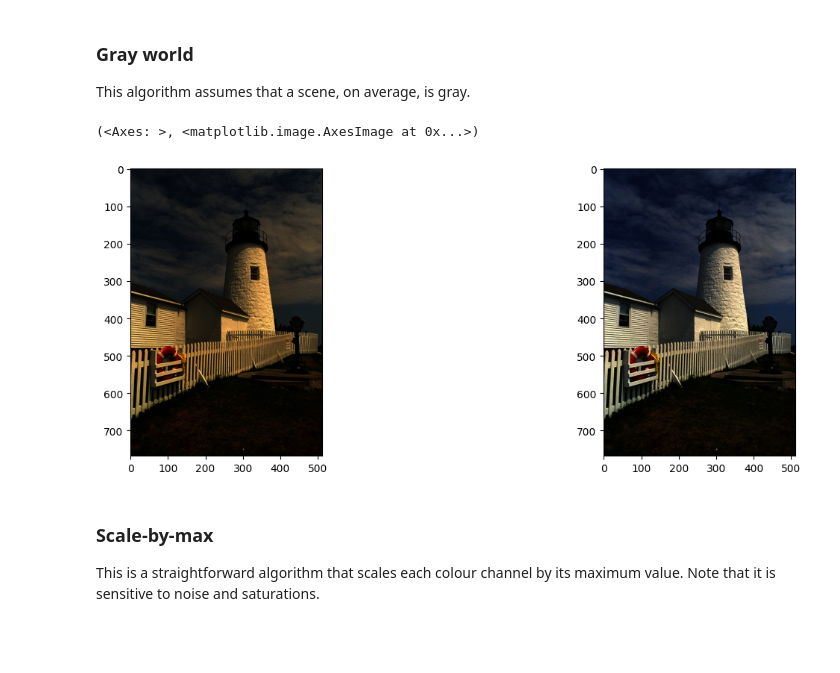
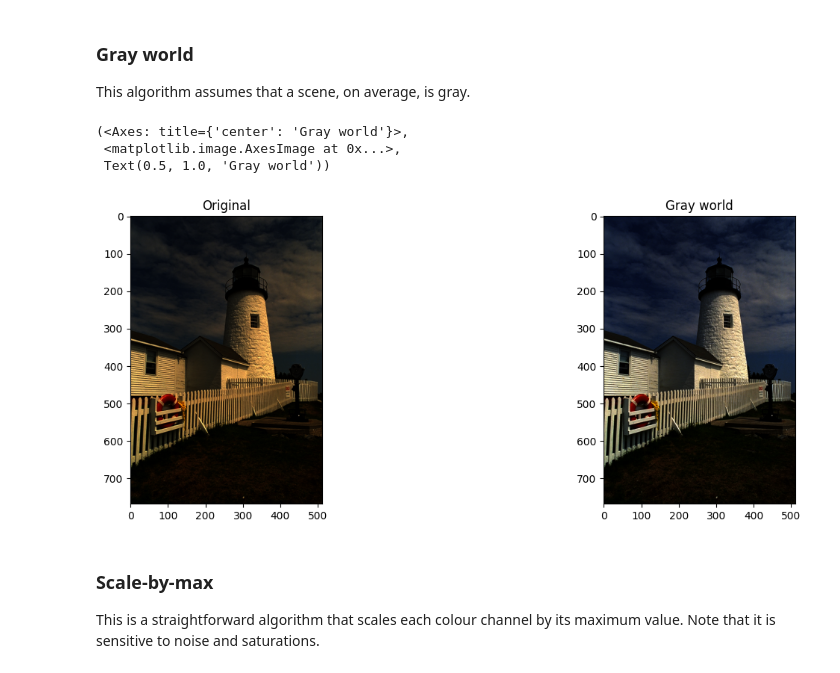
Before and after one commit to Yui-Ezic/computer-vision-homeworks, a Jupyter notebook: lesson-2/homework/Homework.ipynb, the cells around one changed output. Cells and saved outputs as stored; diff of their text form; code cells hidden in the pictures; blank space fills up the shorter version.

Commit message:
refactor gray world white balance algorithm

```diff
--- a/lesson-2/homework/Homework.ipynb
+++ b/lesson-2/homework/Homework.ipynb
@@ -49,46 +49,36 @@ This algorithm assumes that a scene, on average, is gray.
 # %%
 # Load your image
 img = cv2.imread('../data/dark.png')
 
 # Compute the mean values for all three colour channels (red, green, blue)
 mean_b, mean_g, mean_r, mean_alpha = cv2.mean(img)
 
 # Compute the coefficients kr, kg, kb
-# Note: there are 3 coefficients to compute but we only have 2 equations.
-# Therefore, you have to make an assumption, fix the value of one of the
-# coefficients and compute the remining two
-# Hint: You can fix the coefficient of the brightest colour channel to 1.
-if (mean_b >= mean_g and mean_b >= mean_r):
-    kb = 1
-    kg = mean_b / mean_g
-    kr = mean_b / mean_r
+# To find all coefficients we fix the coefficient of the brightest colour channel to 1.
+max_mean = max(mean_b, mean_g, mean_r)
 
-if (mean_g >= mean_b and mean_g >= mean_r):
-    kb = mean_g / mean_b
-    kg = 1
-    kr = mean_g / mean_r
-
-if (mean_r >= mean_g and mean_r >= mean_b):
-    kb = mean_r / mean_b
-    kg = mean_r / mean_g
-    kr = 1
+coefficients = np.array([
+    max_mean / mean_r, # for red
+    max_mean / mean_g, # for green
+    max_mean / mean_b  # for blue
+], dtype=np.float32)
 
 # Apply color balancing and generate the balanced image
 img = cv2.cvtColor(img, cv2.COLOR_BGR2RGB)
-coefficients = np.array([kr, kg, kb], dtype=np.float32)
 balanced = img * coefficients
 
 # Gray world does not guarantee that the dynamic range is preserved, images must be clipped.
 balanced = balanced/255
 balanced[balanced > 1] = 1
 
-
 # Show the original and the balanced image side by side
-plt.subplot(121), plt.imshow(img)
-plt.subplot(122), plt.imshow(balanced)
+plt.subplot(121), plt.imshow(img), plt.title('Original')
+plt.subplot(122), plt.imshow(balanced), plt.title('Gray world')
 # %% [output]
-(<Axes: >, <matplotlib.image.AxesImage at 0x...>)
+(<Axes: title={'center': 'Gray world'}>,
+ <matplotlib.image.AxesImage at 0x...>,
+ Text(0.5, 1.0, 'Gray world'))
-[figure, old version]
+[figure, new version]
 # %% [markdown]
 ### Scale-by-max
 This is a straightforward algorithm that scales each colour channel by its maximum value. Note that it is sensitive to noise and saturations.
```
